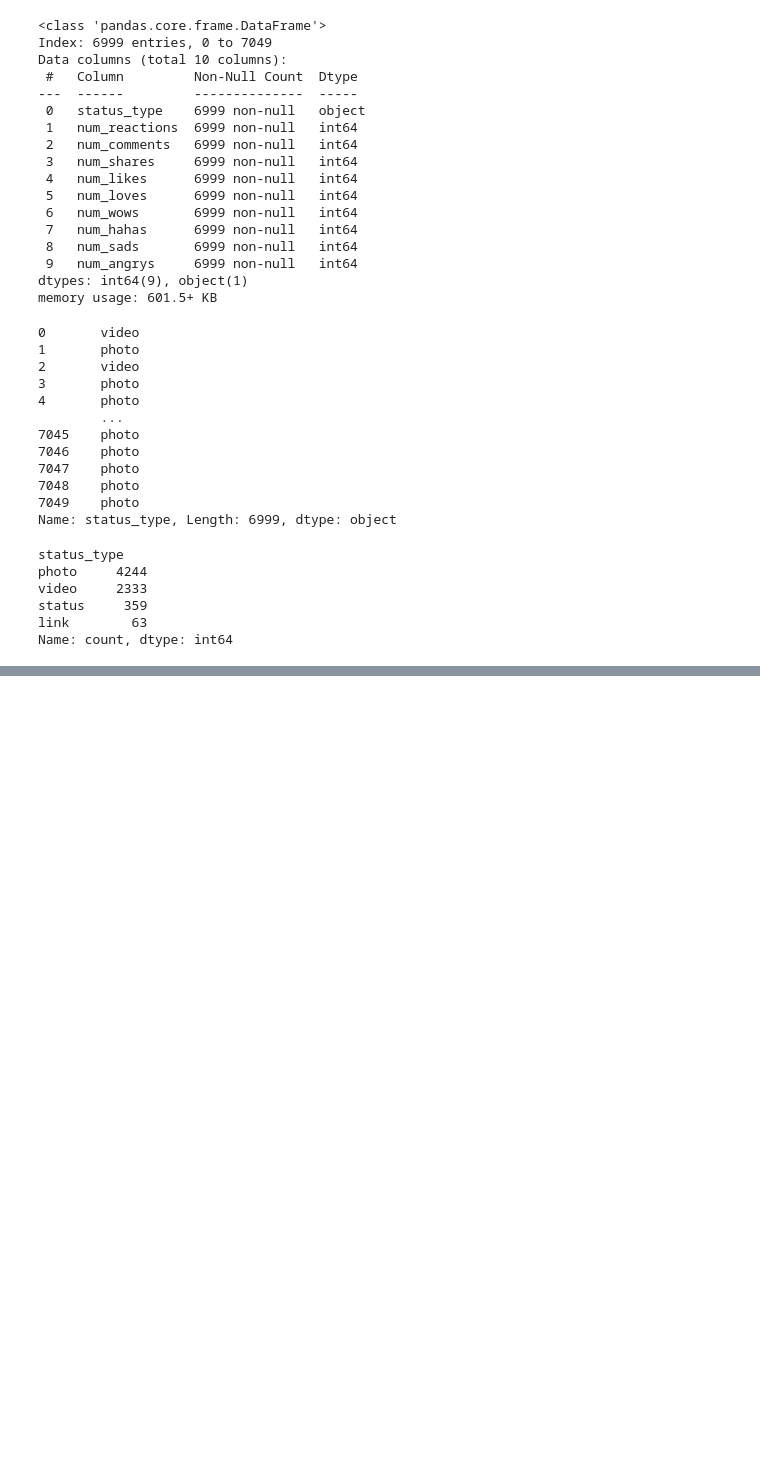
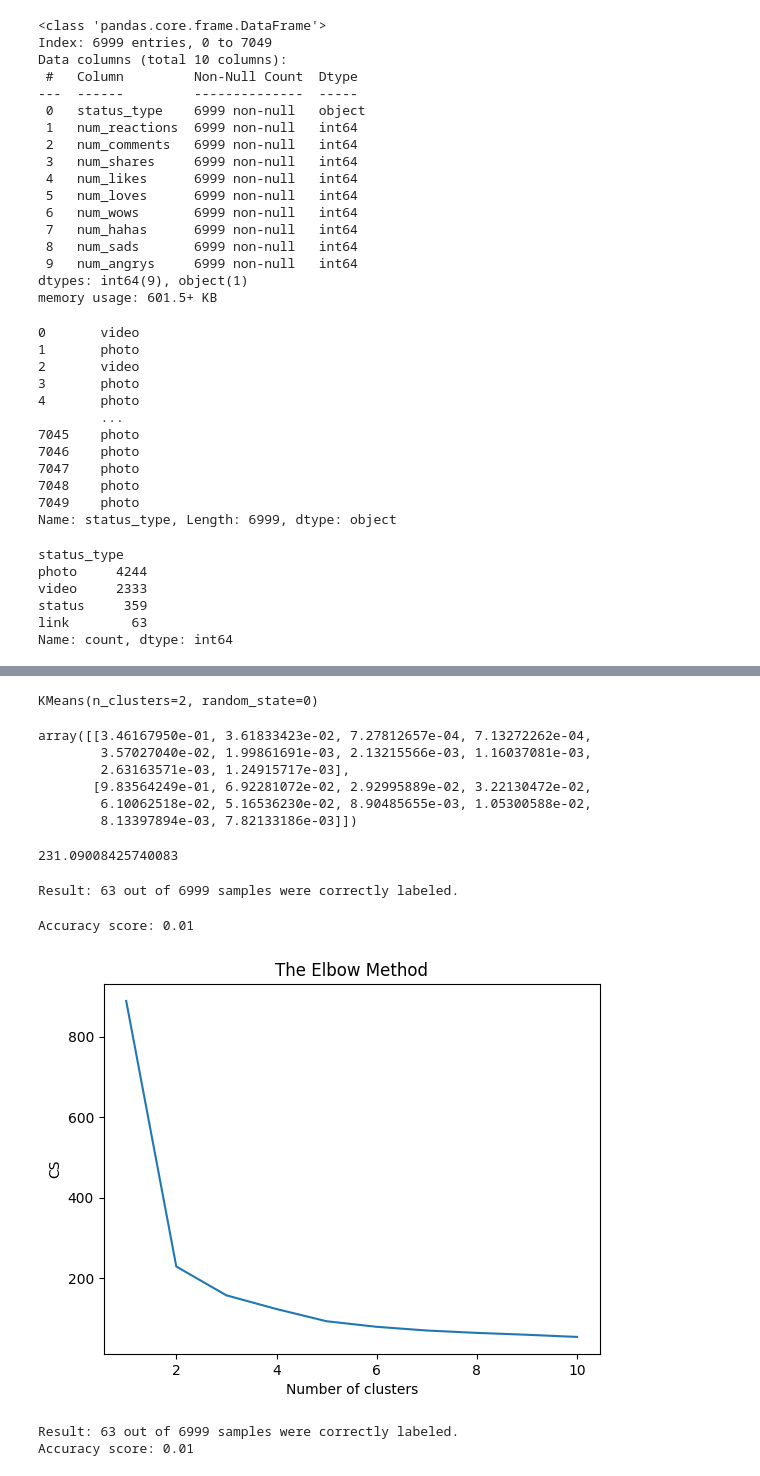
Before and after one commit to ESET0115/Basic, a Jupyter notebook: ML/Day10/Unsupervised.ipynb, the cells around one changed output, grey strips where cells are left out. Saved outputs shown, nothing was run; the diff lists cells and outputs as text; code cells hidden in the pictures; blank space fills up the shorter version.

Commit message:
K-means

```diff
--- a/ML/Day10/Unsupervised.ipynb
+++ b/ML/Day10/Unsupervised.ipynb
@@ -168,0 +197,9 @@ Name: count, dtype: int64
+# %%
+cols = x.columns
+# %%
+# Normalisation
+from sklearn.preprocessing import MinMaxScaler
+ms = MinMaxScaler()
+x=ms.fit_transform(x)
+# %%
+x = pd.DataFrame(x, columns = [cols])
@@ -168,0 +222,64 @@ Name: count, dtype: int64
+# %%
+from sklearn.cluster import KMeans
+kMeans = KMeans(n_clusters=2, random_state=0)
+kMeans.fit(x)
+# %% [output]
+KMeans(n_clusters=2, random_state=0)
+# %%
+kMeans.cluster_centers_
+# %% [output]
+array([[3.46167950e-01, 3.61833423e-02, 7.27812657e-04, 7.13272262e-04,
+        3.57027040e-02, 1.99861691e-03, 2.13215566e-03, 1.16037081e-03,
+        2.63163571e-03, 1.24915717e-03],
+       [9.83564249e-01, 6.92281072e-02, 2.92995889e-02, 3.22130472e-02,
+        6.10062518e-02, 5.16536230e-02, 8.90485655e-03, 1.05300588e-02,
+        8.13397894e-03, 7.82133186e-03]])
+# %%
+kMeans.inertia_
+# %% [output]
+231.09008425740083
+# %%
+labels = kMeans.labels_
+
+#check how many of the samples were completely labeled
+correct_labels = sum(y == labels)
+
+print('Result: %d out of %d samples were correctly labeled.' %(correct_labels, y.size))
+# %% [output]
+Result: 63 out of 6999 samples were correctly labeled.
+# %%
+print('Accuracy score: {0:0.2f}'.format(correct_labels/float(y.size)))
+# %% [output]
+Accuracy score: 0.01
+# %%
+#Elbow method to find optimal no. of clusters (k)
+
+from sklearn.cluster import KMeans
+cs = []
+for i in range(1,11):
+    kMeans = KMeans(n_clusters = i, init = 'k-means++', max_iter = 300, n_init = 10, random_state = 0)
+    kMeans.fit(x)
+    cs.append(kMeans.inertia_)
+plt.plot(range(1,11), cs)
+plt.title('The Elbow Method')
+plt.xlabel('Number of clusters')
+plt.ylabel('CS')
+plt.show()
+# %% [output]
+[figure, added]
+# %%
+from sklearn.cluster import KMeans
+kMeans = KMeans(n_clusters=2, random_state=0)
+kMeans.fit(x)
+kMeans.cluster_centers_
+kMeans.inertia_
+labels = kMeans.labels_
+
+#check how many of the samples were completely labeled
+correct_labels = sum(y == labels)
+
+print('Result: %d out of %d samples were correctly labeled.' %(correct_labels, y.size))
+print('Accuracy score: {0:0.2f}'.format(correct_labels/float(y.size)))
+# %% [output]
+Result: 63 out of 6999 samples were correctly labeled.
+Accuracy score: 0.01
```
Also changed, not shown: parts of 6 cells of this notebook.
